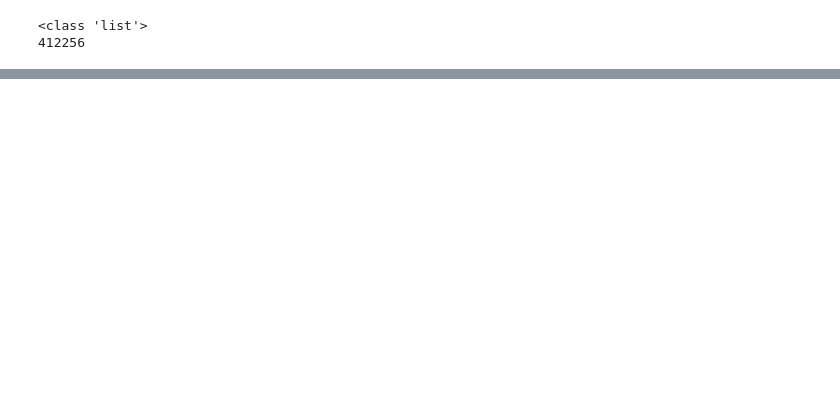
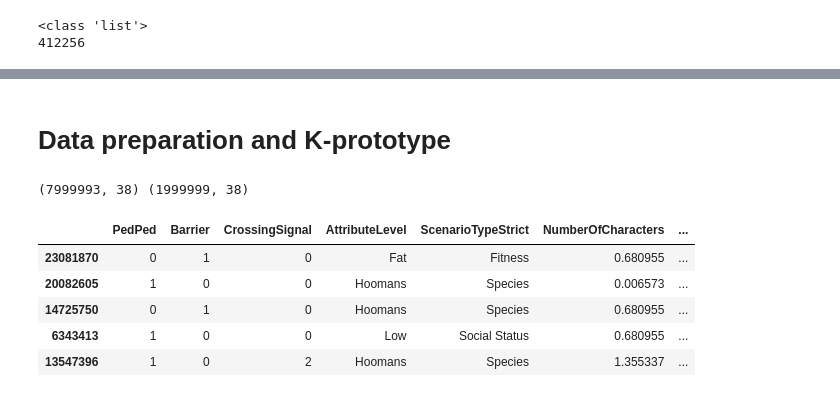
Before and after one commit to Moral-Machine-2024/timoklein, a Jupyter notebook: Data_cleaning.ipynb, the cells around one changed output, grey strips where cells are left out. Drawn from its saved outputs; the diff is of its cells as text; code cells hidden in the pictures; blank space fills up the shorter version.

```diff
--- a/Data_cleaning.ipynb
+++ b/Data_cleaning.ipynb
@@ -375,7 +379,7 @@ print(f"Number of session ids to keep: {len(ids_to_keep)}")
 # %% [output]
 Number of session ids to keep: 1105760
 # %%
-df_mm = pd.read_csv('Data/SharedResponses.csv', chunksize=100_000, dtype=str, low_memory=False)
+df_mm = pd.read_csv('Data/SharedResponses.csv', chunksize=500_000, dtype=str, low_memory=False)
 
 cleaned_chunks = []
 for i, chunk in enumerate(df_mm):
@@ -648,2 +493,15 @@ Name: proportion, dtype: float64
+# %%
+cleaned_data = cleaned_data.drop(['ResponseID', 'ExtendedSessionID', 'UserID', 'Country'], axis=1)
 # %%
 cleaned_data.to_csv('Data/cleaned_data.csv', index=False)
+# %% [markdown]
+# Data preparation and K-prototype
+# %%
+# Split dataset in features and target variable
+X = cleaned_data.drop(columns=['Saved'])  # Features
+y = cleaned_data['Saved'] # Target variable
+# %%
+X_trainval, X_test, y_trainval, y_test = train_test_split(X, y, test_size = 0.20, stratify=y, random_state = 42)
+print(X_trainval.shape, X_test.shape)
+# %% [output]
+(7999993, 38) (1999999, 38)
@@ -649,0 +516,10 @@ cleaned_data.to_csv('Data/cleaned_data.csv', index=False)
+# %%
+pd.set_option('display.max_columns', None)
+X_trainval.head()
+# %% [output]
+|  | PedPed | Barrier | CrossingSignal | AttributeLevel | ScenarioTypeStrict | NumberOfCharacters | ... |
+| 23081870 | 0 | 1 | 0 | Fat | Fitness | 0.680955 | ... |
+| 20082605 | 1 | 0 | 0 | Hoomans | Species | 0.006573 | ... |
+| 14725750 | 0 | 1 | 0 | Hoomans | Species | 0.680955 | ... |
+| 6343413 | 1 | 0 | 0 | Low | Social Status | 0.680955 | ... |
+| 13547396 | 1 | 0 | 2 | Hoomans | Species | 1.355337 | ... |
```
Also changed, not shown: parts of 37 cells of this notebook, 3 other files.
